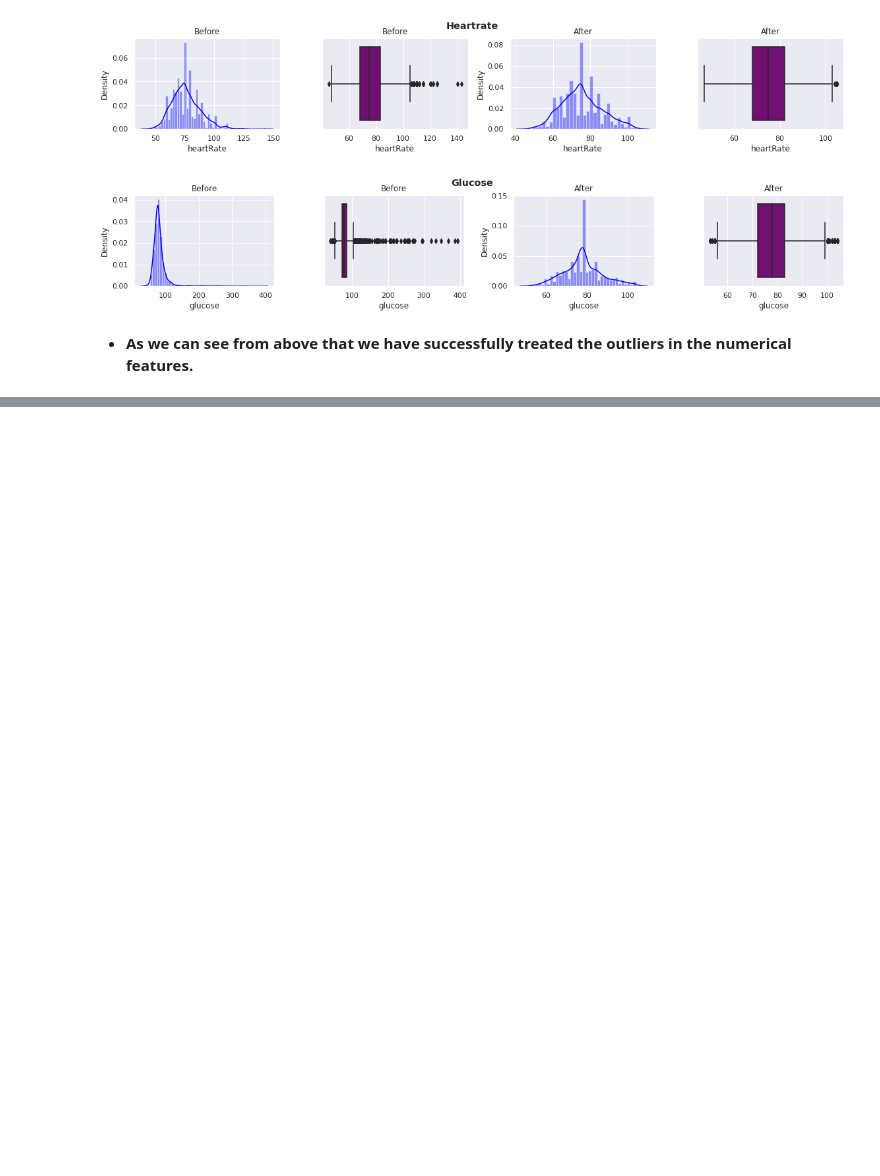
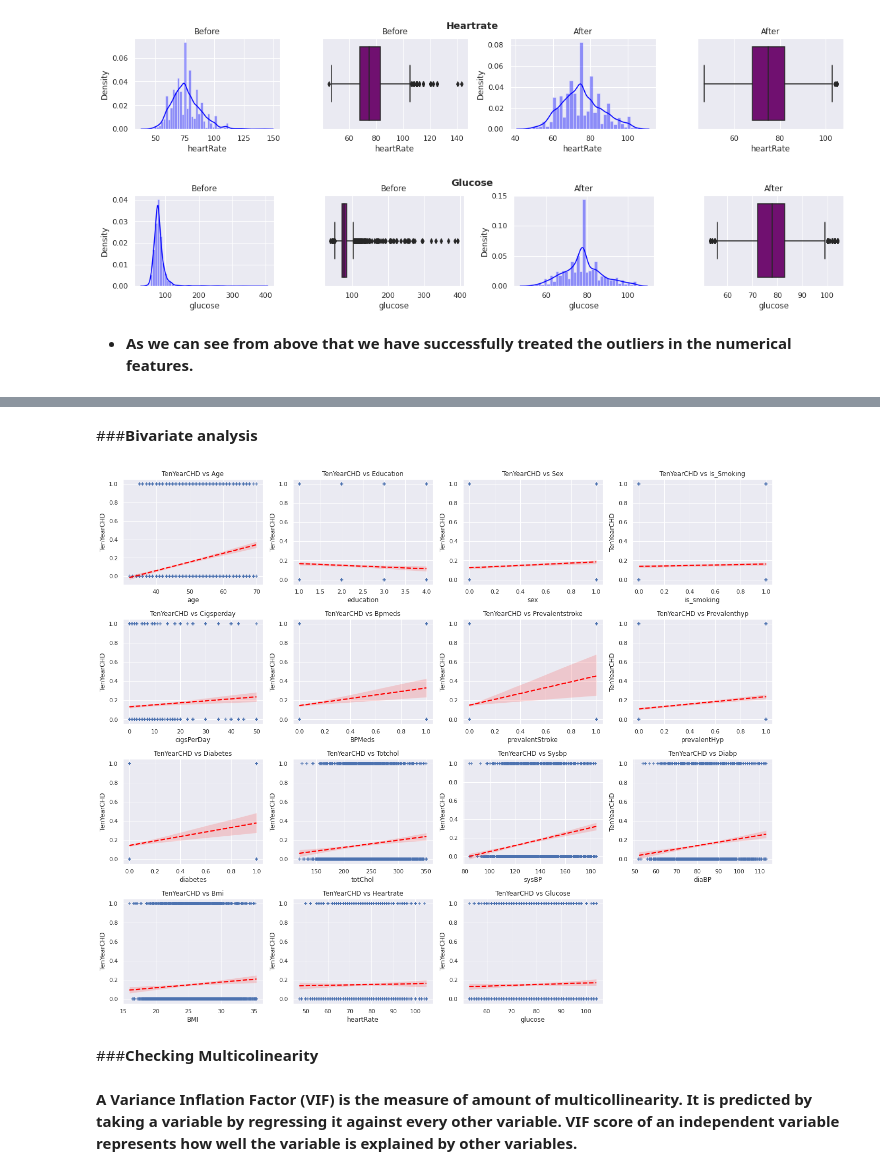
Before and after one commit to Kousikdutta1/Cardiovascular-Risk-Prediction, a Jupyter notebook: Kousik_Dutta_Cardiovascular_Risk_Prediction_Capstone_Project_.ipynb, the cells around one changed output, grey strips where cells are left out. Drawn from its saved outputs; the diff is of its cells as text; code cells hidden in the pictures; blank space fills up the shorter version.

```diff
--- a/Kousik_Dutta_Cardiovascular_Risk_Prediction_Capstone_Project_.ipynb
+++ b/Kousik_Dutta_Cardiovascular_Risk_Prediction_Capstone_Project_.ipynb
@@ -507,0 +582,20 @@ for column in Numerical_features :
+# %% [markdown]
+###**Bivariate analysis**
+# %%
+# Let's check linearity between our dependent and independent variable.
+
+variables = [i for i in independent_variable if i not in ['TenYearCHD']]
+
+plt.figure(figsize = (18,18))
+for index, column in enumerate(variables) :
+  plt.subplot(5,4,index+1)
+  sns.regplot(data = cv_df, x = column, y = 'TenYearCHD', marker = '+' , line_kws = {'color' : 'red', 'linestyle':'--'})
+  plt.title(f'TenYearCHD vs {column.title()}')
+  plt.tight_layout()
+plt.show();
+# %% [output]
+[figure, added]
+# %% [markdown]
+###**Checking Multicolinearity**
+# %% [markdown]
+**A Variance Inflation Factor (VIF) is the measure of amount of multicollinearity. It is predicted by taking a variable by regressing it against every other variable. VIF score of an independent variable represents how well the variable is explained by other variables.**
```
Also changed, not shown: parts of 20 cells of this notebook.
